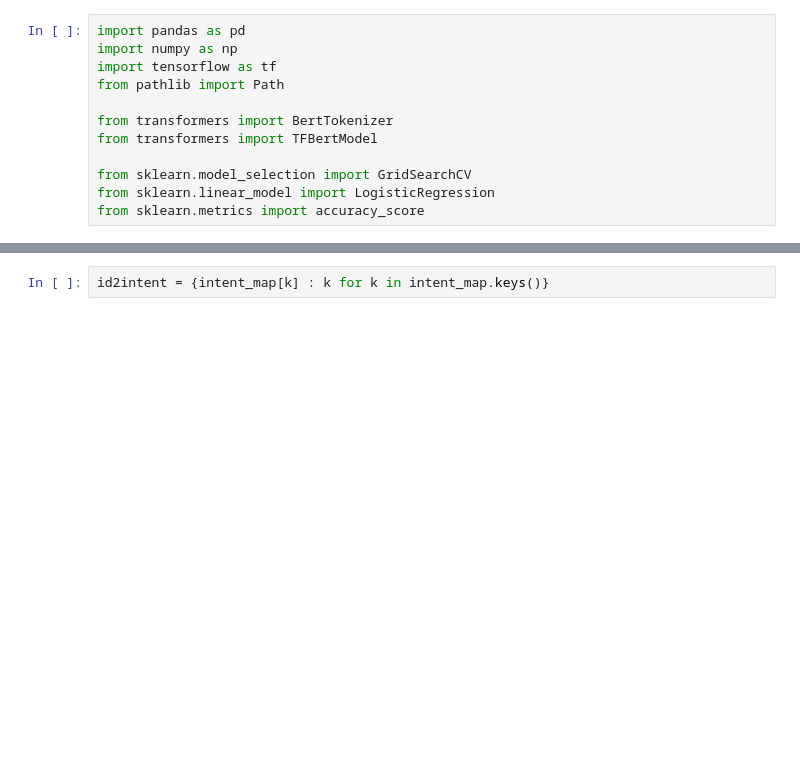
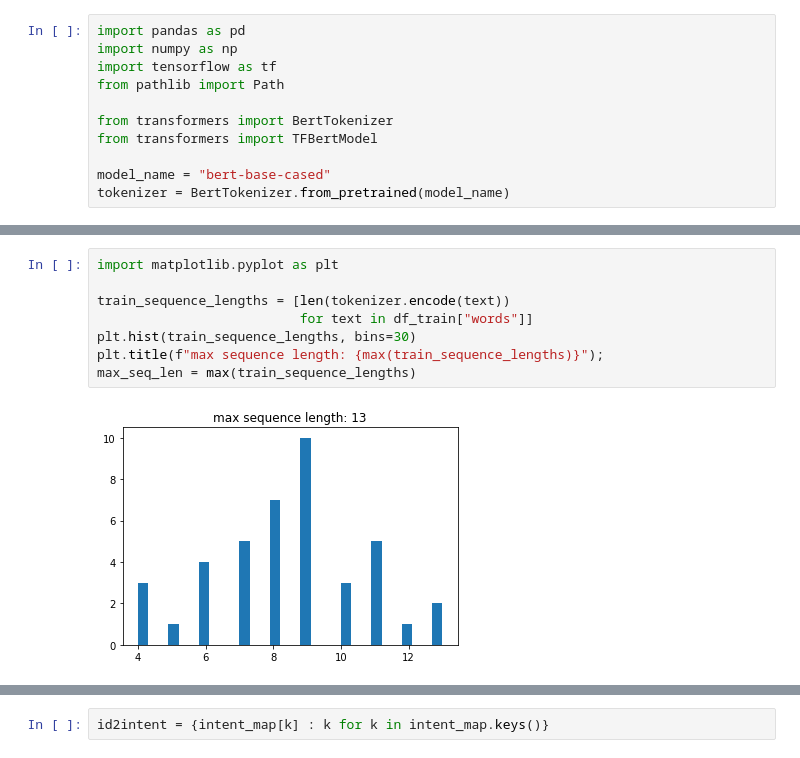
Before and after one commit to h4zzkR/delOS-core, a Jupyter notebook: notebooks/sentence_encoders.ipynb, the cells around one changed output, grey strips where cells are left out. Drawn from its saved outputs; the diff is of its cells as text; blank space fills up the shorter version.

```diff
--- a/notebooks/sentence_encoders.ipynb
+++ b/notebooks/sentence_encoders.ipynb
@@ -10,9 +13,8 @@ from pathlib import Path
 from transformers import BertTokenizer
 from transformers import TFBertModel
 
-from sklearn.model_selection import GridSearchCV
-from sklearn.linear_model import LogisticRegression
-from sklearn.metrics import accuracy_score
+model_name = "bert-base-cased"
+tokenizer = BertTokenizer.from_pretrained(model_name)
 # %%
 df_train = pd.read_csv(os.path.join(dataset_path, 'train.csv'))
 df_valid = pd.read_csv(os.path.join(dataset_path, 'valid.csv'))
@@ -18,0 +54,10 @@ df_valid = pd.read_csv(os.path.join(dataset_path, 'valid.csv'))
+# %%
+import matplotlib.pyplot as plt
+
+train_sequence_lengths = [len(tokenizer.encode(text))
+                          for text in df_train["words"]]
+plt.hist(train_sequence_lengths, bins=30)
+plt.title(f"max sequence length: {max(train_sequence_lengths)}");
+max_seq_len = max(train_sequence_lengths)
+# %% [output]
+[figure, added]
```
Also changed, not shown: parts of 42 cells of this notebook, 20 other files.
